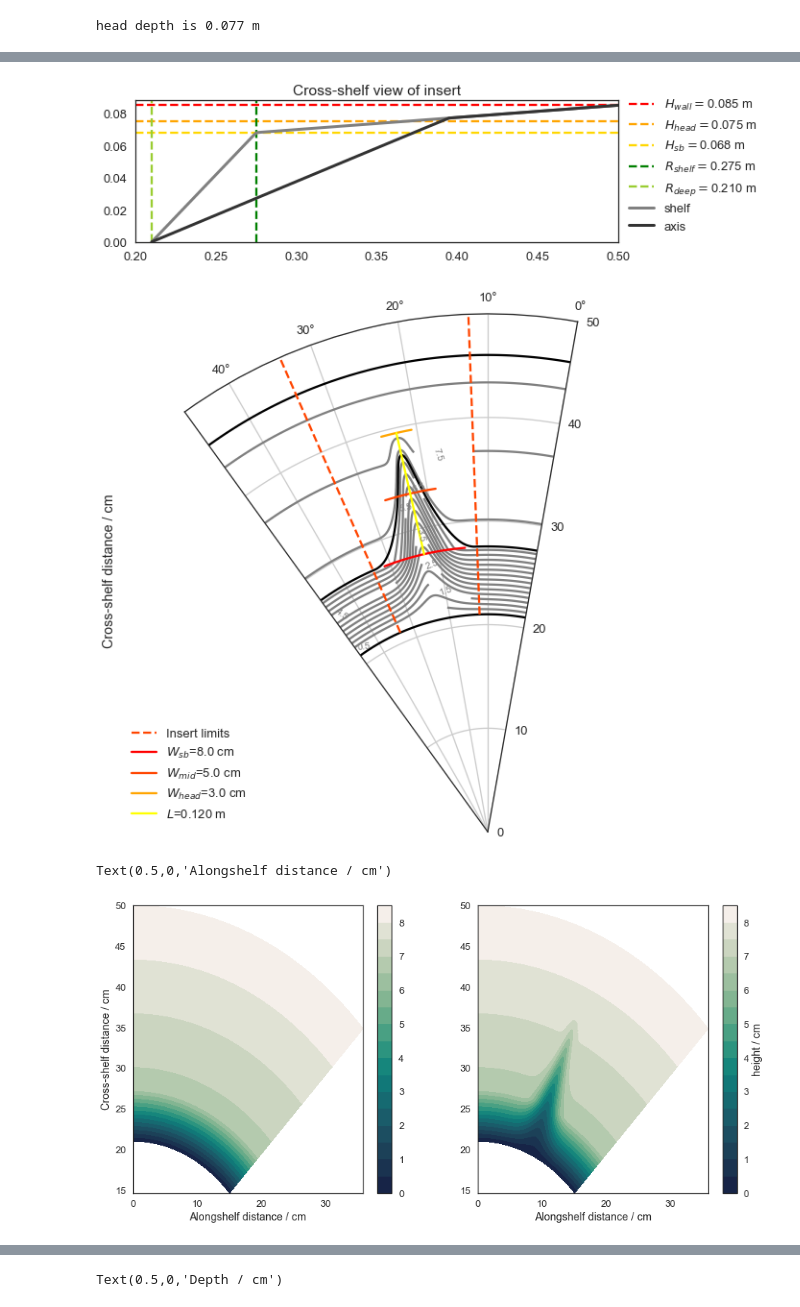
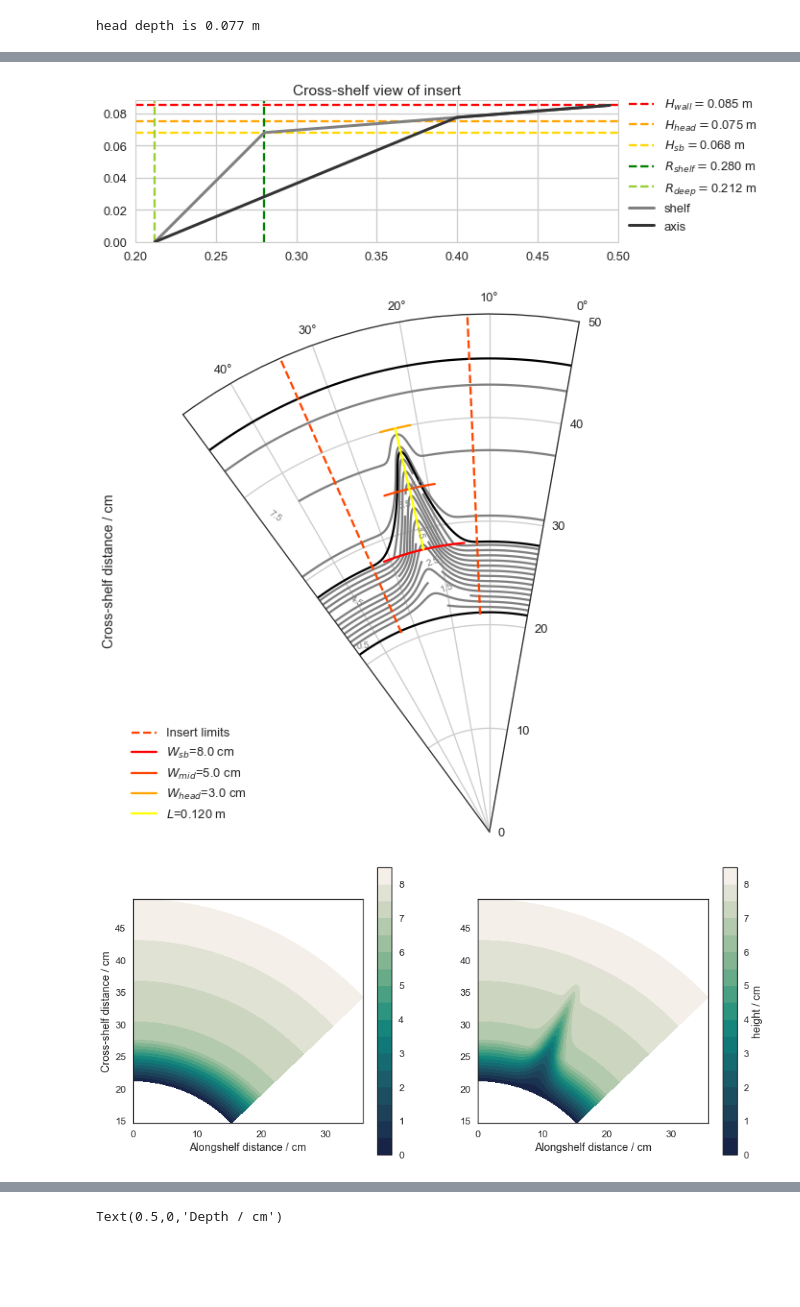
Before and after one commit to UBC-MOAD/buildcanyon, a Jupyter notebook: Bathymetry/GenerateTankBathymetry_Inserts.ipynb, the cells around one changed output, grey strips where cells are left out. Saved outputs shown, nothing was run; the diff lists cells and outputs as text; code cells hidden in the pictures; blank space fills up the shorter version.

Commit message:
Created insert 03 and spcaing 01

```diff
--- a/Bathymetry/GenerateTankBathymetry_Inserts.ipynb
+++ b/Bathymetry/GenerateTankBathymetry_Inserts.ipynb
@@ -246,22 +246,22 @@ def create_bathy_file(X, Y, bathymetry, filename, title, description):
 # Cross-shore
 cR = 0.014                 # m, Radius of curvature
 L = 0.12                   # m, Canyon length
-y_coast = 0.5              # m, Distance from tank centre to the coast (tank wall)
+y_coast = 0.495              # m, Distance from tank centre to the coast (tank wall)
 y_base =  y_coast - 0.29 #0.275  # m, Distance from tank centre to the base of the slope
 y_break = y_coast - 0.225 #0.223  # m, Distance from tank centre to the shelf break
 y_head = y_break + L       # m, Distance from tank centre to the canyon head
 
 # Radii (very similar to cross-shore dimensions)
-r_tank = 0.50              # m, radius of the tank
-r_deep = r_tank - 0.29 #0.275    # m, distance from deepest part of the slope to the centre of the tank
-r_shelf = r_tank - 0.225  # m, horizontal, cross-shelf distance to the shelf - the shelf is 22.3 cm long
-r_slope = 0.29-0.225 # m, horizontal distance from shelf-break to deep "ocean"
+r_tank = 0.495              # m, radius of the tank, ignore plexiglass step around the tank
+r_deep = r_tank - 0.283 #0.275    # m, distance from deepest part of the slope to the centre of the tank
+r_shelf = r_tank - 0.215  # m, horizontal, cross-shelf distance to the shelf - the shelf is 22.3 cm long
+r_slope = 0.283-0.215 # m, horizontal distance from shelf-break to deep "ocean"
 print(r_slope)
 r_head = r_shelf + L
 
 # Insert's angular width
-arc_length = 0.40 # arc length of the insert (most of the inserts are 17.5-18 cm)
-arc_insert = 0.188 # 0.175
+arc_length = 0.40 # arc length to plot
+arc_insert = 0.185 # 0.175 (most of the inserts are 17.5-18 cm)
 ini_insert = ((arc_length/2)-(arc_insert/2))/r_tank
 end_insert = ((arc_length/2)+(arc_insert/2))/r_tank
 
@@ -416,11 +417,11 @@ ax2.set_title('Cross-shelf view of insert')
 
 ax2.set_ylim(0,0.088)
 ax2.set_xlim(0.20,0.50)
-ax2.legend(bbox_to_anchor=(1,1.1), cols)
+ax2.legend(bbox_to_anchor=(1,1.1), ncol=1)
 ax2.set_aspect(1)
-plt.savefig('tank/insert02_CS_specs_bw.pdf', format='pdf',pad_inches=0.0)
+plt.savefig('tank/insert03_CS_specs_bw.pdf', format='pdf',pad_inches=0.0)
 # %% [output]
-[figure, old version]
+[figure, new version]
 # %%
 sns.set_style('white')
 levels = [0.00001,h_sbreak*100,8.2]
@@ -452,30 +453,31 @@ ax2.set_theta_zero_location('N', offset=-10)
 ax2.set_ylabel('Cross-shelf distance / cm')
 
 ax2.legend(loc=3)
-plt.savefig('tank/insert02_bathy_specs_bw.pdf', format='pdf',pad_inches=0.0)
+plt.savefig('tank/insert03_bathy_specs_bw.pdf', format='pdf',pad_inches=0.0)
 # %% [output]
-[figure, old version]
+[figure, new version]
 # %%
 x_mesh = r_mesh*np.cos(th_mesh)
 y_mesh = r_mesh*np.sin(th_mesh)
 # %%
 # No canyon insert
 fig = plt.figure(figsize=(15,7))
 ax = fig.add_subplot(121)
 cmesh = ax.contourf(y_mesh*100, x_mesh*100, shelf*100, 20, cmap = cmo.cm.tempo_r)
 cb = plt.colorbar(cmesh, ax=ax)
 ax.set_ylabel('Cross-shelf distance / cm')
 ax.set_xlabel('Alongshelf distance / cm')
+ax.set_aspect(1)
 
 # Canyon insert
 ax2 = fig.add_subplot(122)
 cmesh = ax2.contourf(y_mesh*100, x_mesh*100, topography*100, 20, cmap = cmo.cm.tempo_r)
 cb = plt.colorbar(cmesh, ax=ax2)
 cb.set_label('height / cm')
 ax2.set_xlabel('Alongshelf distance / cm')
+ax2.set_aspect(1)
 # %% [output]
-Text(0.5,0,'Alongshelf distance / cm')
-[figure, old version]
+[figure, new version]
 # %%
 # Plot 3D bathymetry
 plt.rcParams['contour.negative_linestyle'] = 'solid'
```
Also changed, not shown: parts of 12 cells of this notebook, 3 other files.
